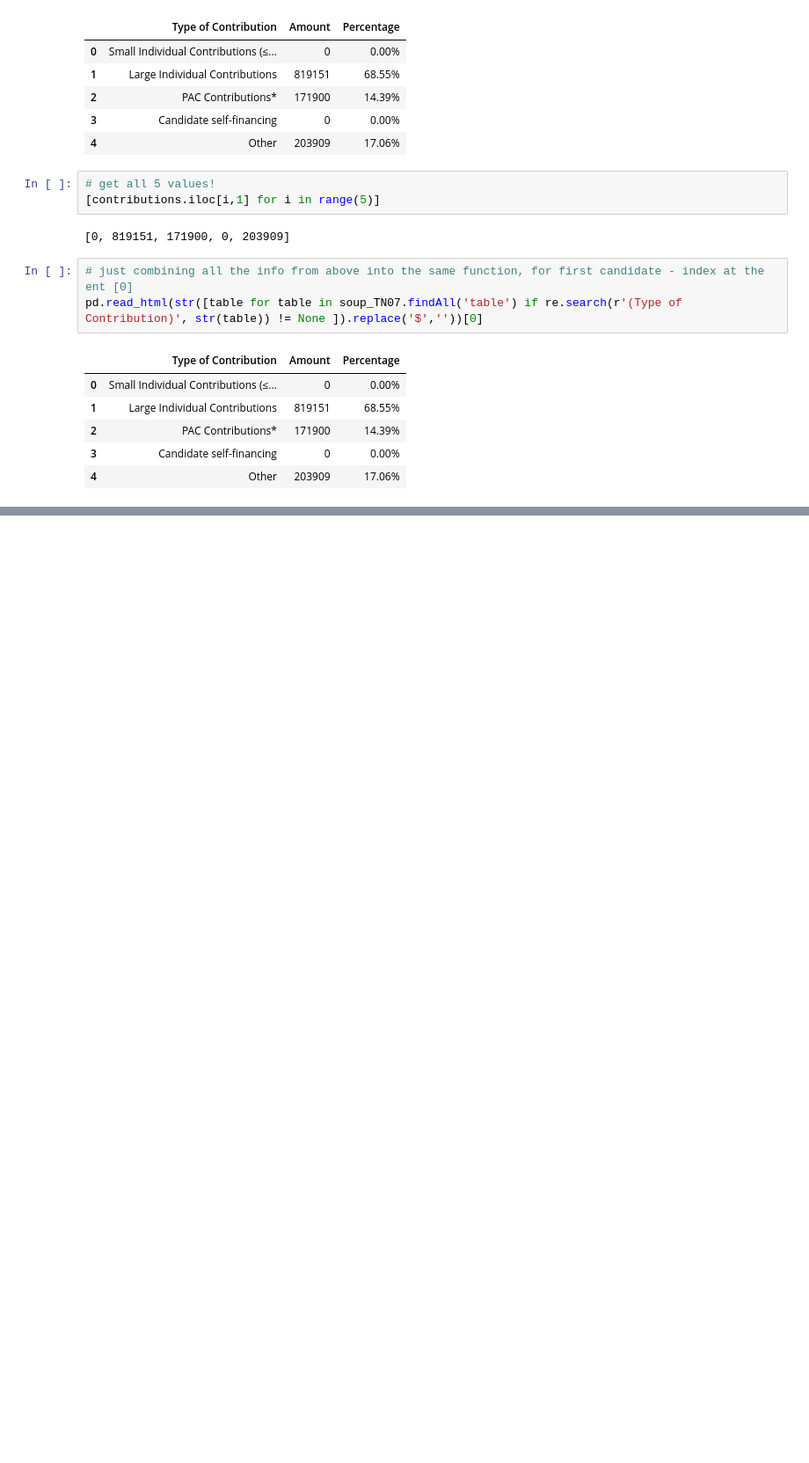
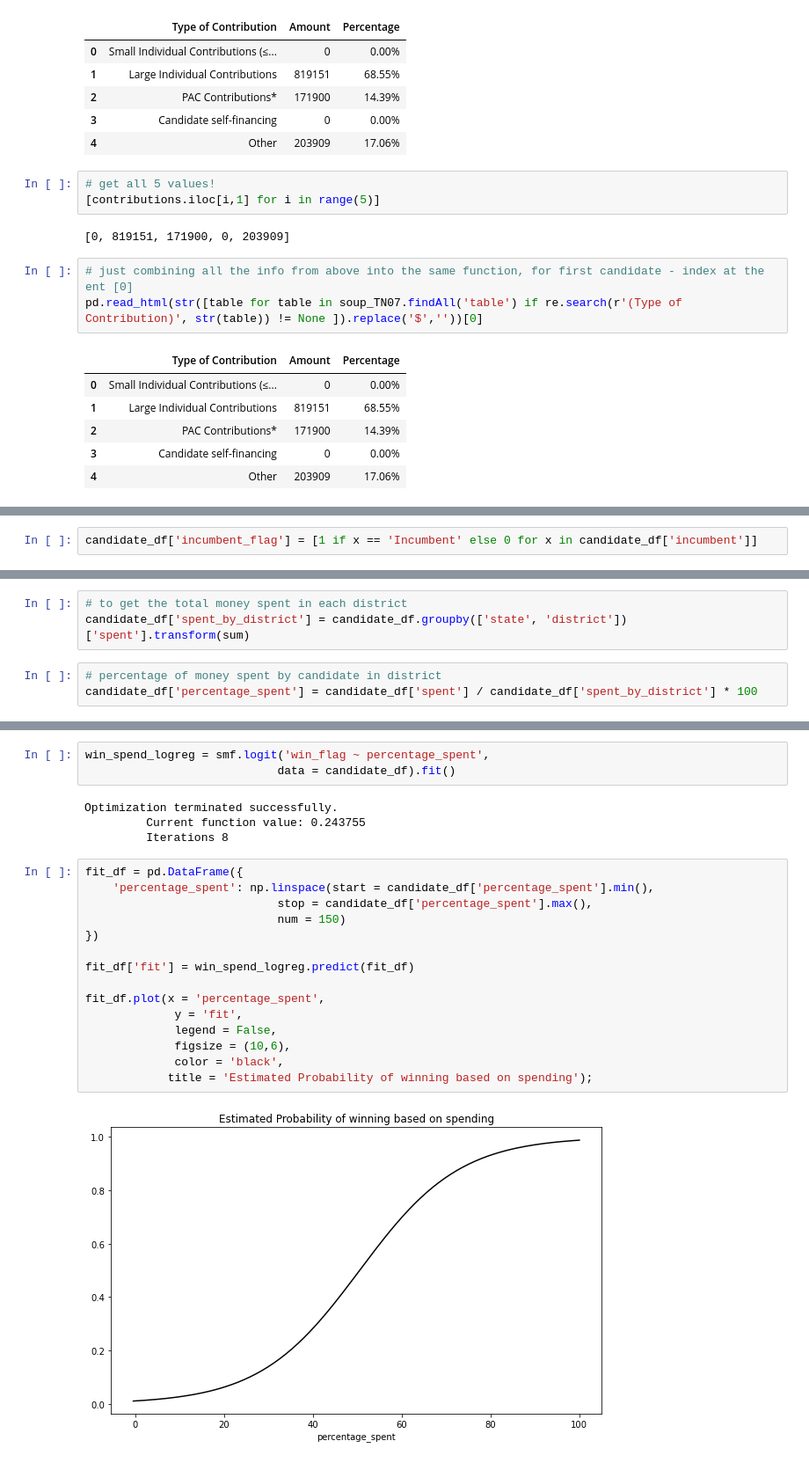
Before and after one commit to tomoumer/webscraping_open_secrets-pizza, a Jupyter notebook: notebooks/TU_webscrape.ipynb, the cells around one changed output, grey strips where cells are left out. Shown: that part at 88% size. Saved outputs shown, nothing was run; the diff lists cells and outputs as text; blank space fills up the shorter version.

```diff
--- a/notebooks/TU_webscrape.ipynb
+++ b/notebooks/TU_webscrape.ipynb
@@ -628,0 +652,2 @@ pd.read_html(str([table for table in soup_TN07.findAll('table') if re.search(r'(
+# %%
+candidate_df['incumbent_flag'] = [1 if x == 'Incumbent' else 0 for x in candidate_df['incumbent']]
@@ -628,0 +663,6 @@ pd.read_html(str([table for table in soup_TN07.findAll('table') if re.search(r'(
+# %%
+# to get the total money spent in each district
+candidate_df['spent_by_district'] = candidate_df.groupby(['state', 'district'])['spent'].transform(sum)
+# %%
+# percentage of money spent by candidate in district
+candidate_df['percentage_spent'] = candidate_df['spent'] / candidate_df['spent_by_district'] * 100
@@ -628,0 +682,24 @@ pd.read_html(str([table for table in soup_TN07.findAll('table') if re.search(r'(
+# %%
+win_spend_logreg = smf.logit('win_flag ~ percentage_spent',
+                            data = candidate_df).fit()
+# %% [output]
+Optimization terminated successfully.
+         Current function value: 0.243755
+         Iterations 8
+# %%
+fit_df = pd.DataFrame({
+    'percentage_spent': np.linspace(start = candidate_df['percentage_spent'].min(),
+                            stop = candidate_df['percentage_spent'].max(),
+                            num = 150)
+})
+
+fit_df['fit'] = win_spend_logreg.predict(fit_df)
+
+fit_df.plot(x = 'percentage_spent',
+             y = 'fit',
+             legend = False,
+             figsize = (10,6),
+             color = 'black',
+            title = 'Estimated Probability of winning based on spending');
+# %% [output]
+[figure, added]
```
Also changed, not shown: parts of 19 cells of this notebook.
